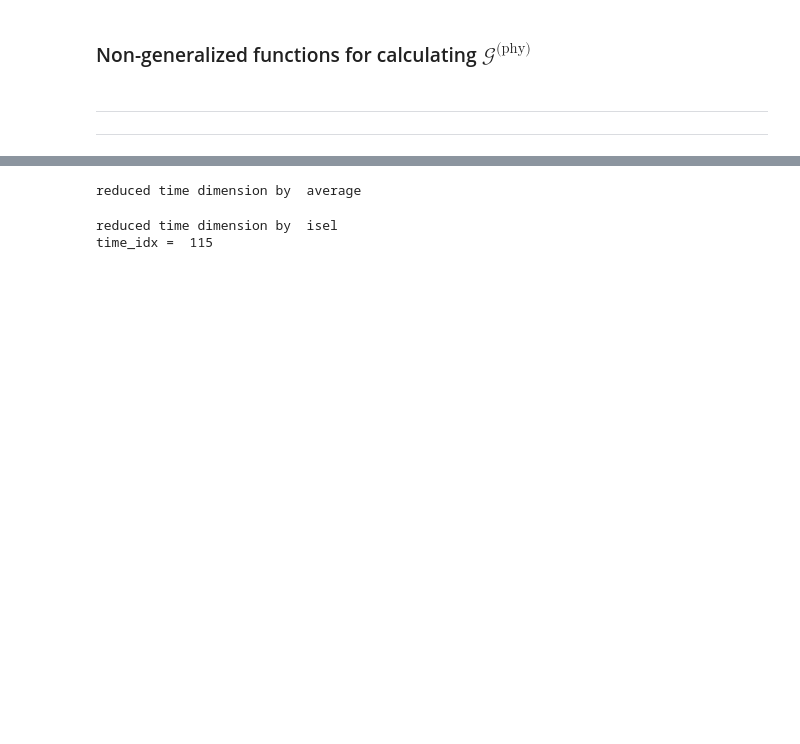
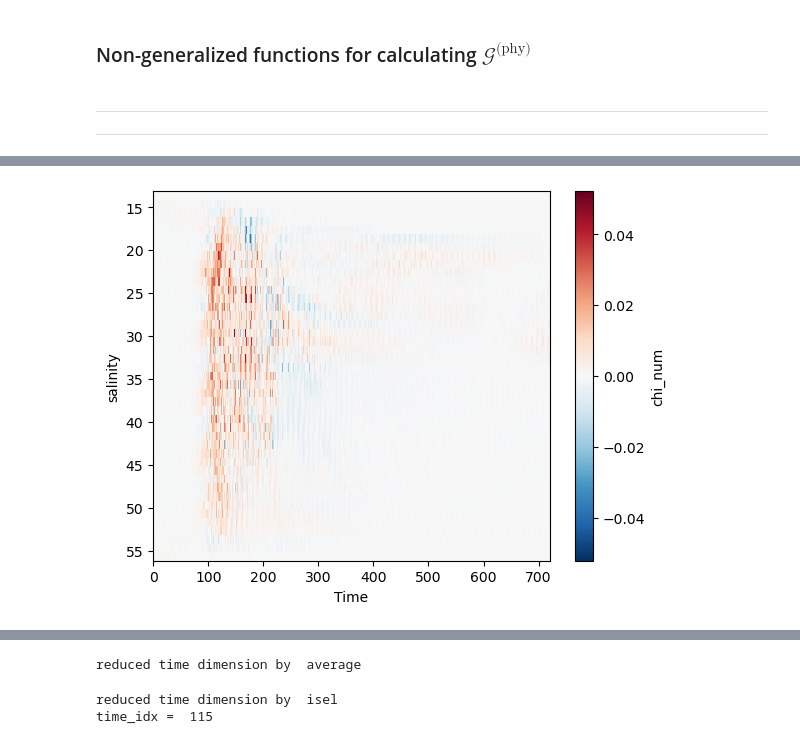
Before and after one commit to kailauyeda/WMT_DVD, a Jupyter notebook: bichan/analysis/preliminary_analysis.ipynb, the cells around one changed output, grey strips where cells are left out. Drawn from its saved outputs; the diff is of its cells as text; code cells hidden in the pictures; blank space fills up the shorter version.

```diff
--- a/bichan/analysis/preliminary_analysis.ipynb
+++ b/bichan/analysis/preliminary_analysis.ipynb
@@ -388,16 +400,18 @@ def calculate_G_chi_mix(rho_0, mesh, ds_dvd, target_coord_spacing = 1):
 # %%
 # wrapper function to perform all calculations
-def calculate_G_mix(rho_0, mesh,ds_output, ds_dvd, target_coord_spacing = 1):
+def calculate_G_mix(rho_0, mesh, ds_output, target_coord_spacing = 1):
     G_F_phy_ds = calculate_G_F_phy(rho_0, mesh, ds_output,target_coord_spacing)
-    G_chi_mix_ds = calculate_G_chi_mix(rho_0, mesh, ds_dvd,target_coord_spacing)
+    G_chi_phy_ds = calculate_G_chi_mix('chiPhyVerSalt_center',rho_0, mesh, ds_output,target_coord_spacing)
+    G_chi_num_ds = calculate_G_chi_mix('chiSpurSaltBR08',rho_0, mesh, ds_output,target_coord_spacing)
 
     # combine the G_phy_ds and G_phy_chi_ds datasets
     G_phy_comp_ds = xr.merge([G_F_phy_ds.G_F_phy.transpose('salinity_P1', 'nCells', 'Time'),
                               G_F_phy_ds.G_F_phy_center.transpose('salinity', 'nCells', 'Time'),
-                              G_chi_mix_ds,
+                              G_chi_phy_ds,
+                              G_chi_num_ds,
                               ds_output.xtime])
 
-    return G_F_phy_ds, G_chi_phy_ds, G_phy_comp_ds
+    return G_F_phy_ds, G_chi_phy_ds, G_chi_num_ds, G_phy_comp_ds
 # %%
 # calculate transformation at every density class
 def vertical_cumsum(G_phy_ds, variable, reduce_time_dim_method, time_idx=0):
@@ -517,0 +478,7 @@ def calculate_G_chi_phy(rho_0, mesh, ds_dvd, target_coord_spacing = 1):
+# %%
+ds_chi_transform = grid_dvd.transform(ds_output.chiSpurSaltBR08,
+                                      'Z',
+                                      G_phy_comp_ds.salinity_P1,
+                                      method = 'conservative',
+                                      target_data = ds_output.salinity_P1)
+ds_chi_transform = ds_chi_transform.to_dataset(name= 'chi_num').rename({'salinity_P1' : 'salinity'})
@@ -517,0 +503,5 @@ def calculate_G_chi_phy(rho_0, mesh, ds_dvd, target_coord_spacing = 1):
+# %%
+ds_chi_transform.chi_num.sum('nCells').plot(y='salinity')
+plt.gca().invert_yaxis()
+# %% [output]
+[figure, added]
```
Also changed, not shown: parts of 34 cells of this notebook.
